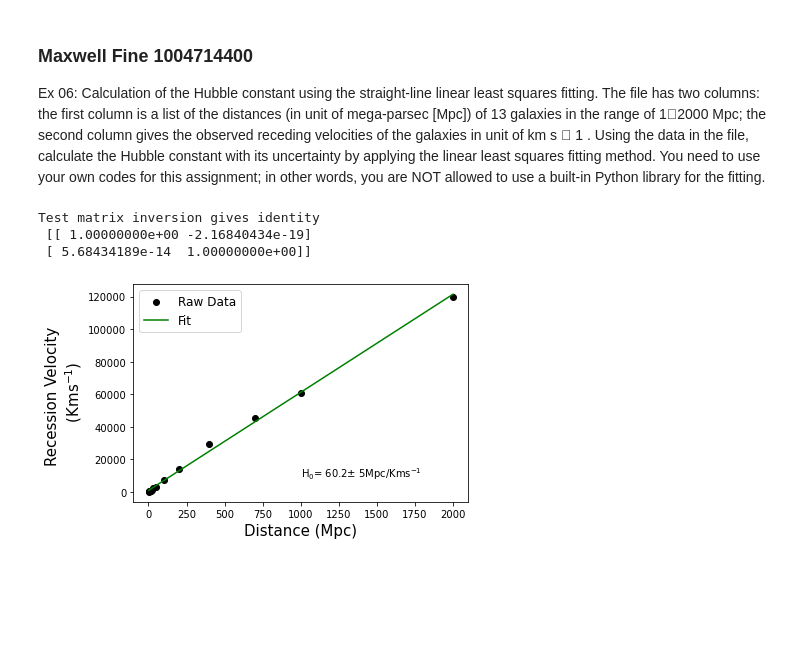
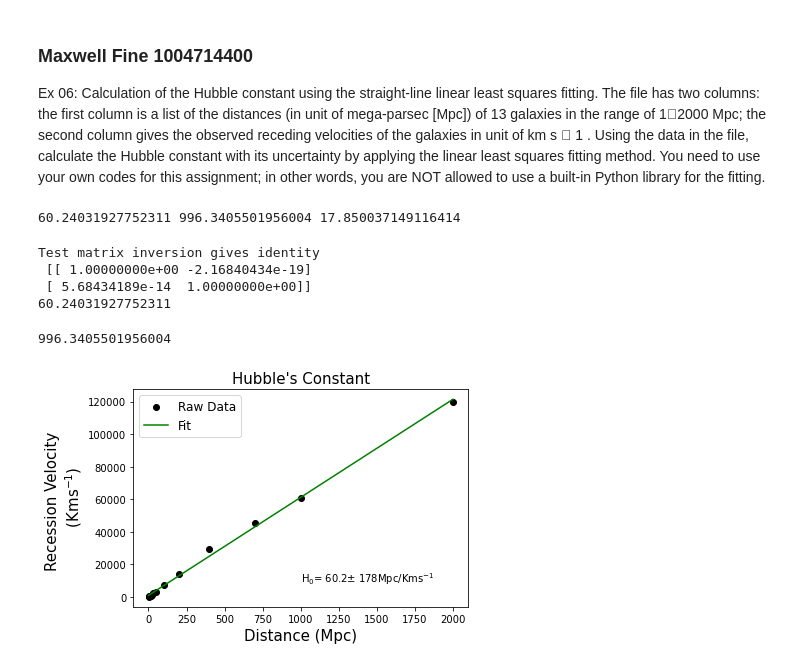
Before and after one commit to afinemax/AST326, a Jupyter notebook: lab01/hubble_constant.ipynb, the cells around one changed output. Saved outputs shown, nothing was run; the diff lists cells and outputs as text; code cells hidden in the pictures; blank space fills up the shorter version.

```diff
--- a/lab01/hubble_constant.ipynb
+++ b/lab01/hubble_constant.ipynb
@@ -22,8 +22,39 @@ hubble_f = 'data/Fine-finemaxw-Hubble.txt'
 hubble_data = np.genfromtxt(fname=hubble_f)
 distance = hubble_data[:,0] # in Mpc
 rec_vel = hubble_data[:,1] # in kms^-1
+# %%
+# least squares fitting
+
+def lin_least_squares(x_arr, y_arr):
+    '''write doc string'''
+
+    # fits a line! and only a line
+    # y = mx + c
+
+    # generate vars
+    x_mean = np.mean(x_arr)
+    y_mean = np.mean(y_arr)
+    n = len(x_arr)
+
+    # fitt m, and c
+    m = np.sum((x_arr -x_mean)*(y_arr-y_mean)) / np.sum((x_arr-x_mean)**2)
+    c = y_mean - m*x_mean
+
+    # determination of error
+    y_pred = m*x_arr +c
+    std_2 = (1/(n-2)) * np.sum((y_arr - (m*x_arr +c ))**2)
+
+    return m, c, np.sqrt(std_2)/100
+
+# find the associated error in m
+# %%
+my_m, my_c, std = lin_least_squares(x_arr=distance, y_arr=rec_vel)
+print(my_m, my_c, std)
+# %% [output]
+60.24031927752311 996.3405501956004 17.850037149116414
 # %%
 # least squares fitting
+
 
 x = distance
 ye = rec_vel
@@ -43,19 +74,26 @@ cfit = md[1,0]
 hubble_c = mfit
 std = '5'
 round_hubble_c = 60.2
+print(hubble_c)
 # %% [output]
 Test matrix inversion gives identity
  [[ 1.00000000e+00 -2.16840434e-19]
  [ 5.68434189e-14  1.00000000e+00]]
+60.24031927752311
+# %%
+cfit
+# %% [output]
+996.3405501956004
 # %%
 plt.scatter(distance, rec_vel, label="Raw Data", color='k')
-plt.plot(distance, mfit*distance + cfit , color='g', label='Fit')
+plt.plot(distance, my_m* distance + my_c, color='g', label='Fit')
 plt.legend(fontsize=12)
 plt.figsize=((5,5))
 plt.ylabel('Recession Velocity \n (Kms$^{-1}$)', fontsize=15)
 plt.xlabel('Distance (Mpc)', fontsize=15)
-plt.text(1000,9000, s='H$_0$= ' + str(round_hubble_c) + '$\pm$ ' + str(std) + 'Mpc/Kms$^{-1}$')
+plt.title('Hubble\'s Constant', fontsize =15)
+plt.text(1000,9000, s='H$_0$= ' + str(my_m)[0:4] + '$\pm$ ' + str(std)[0:3] + 'Mpc/Kms$^{-1}$')
 plt.savefig('figs/hubble.pdf')
 # %% [output]
-[figure, old version]
+[figure, new version]
 # %%
```
Also changed, not shown: parts of 2 cells of this notebook, 7 other files.
